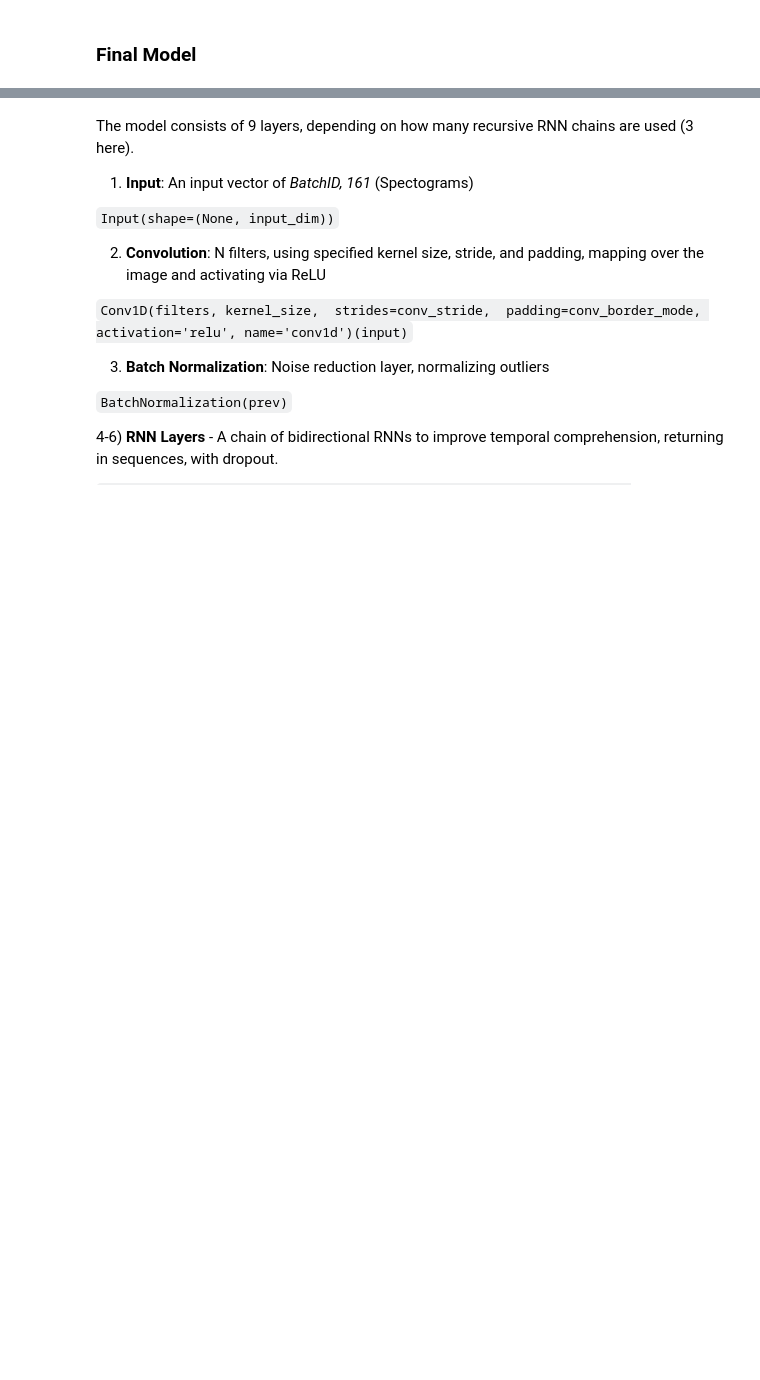
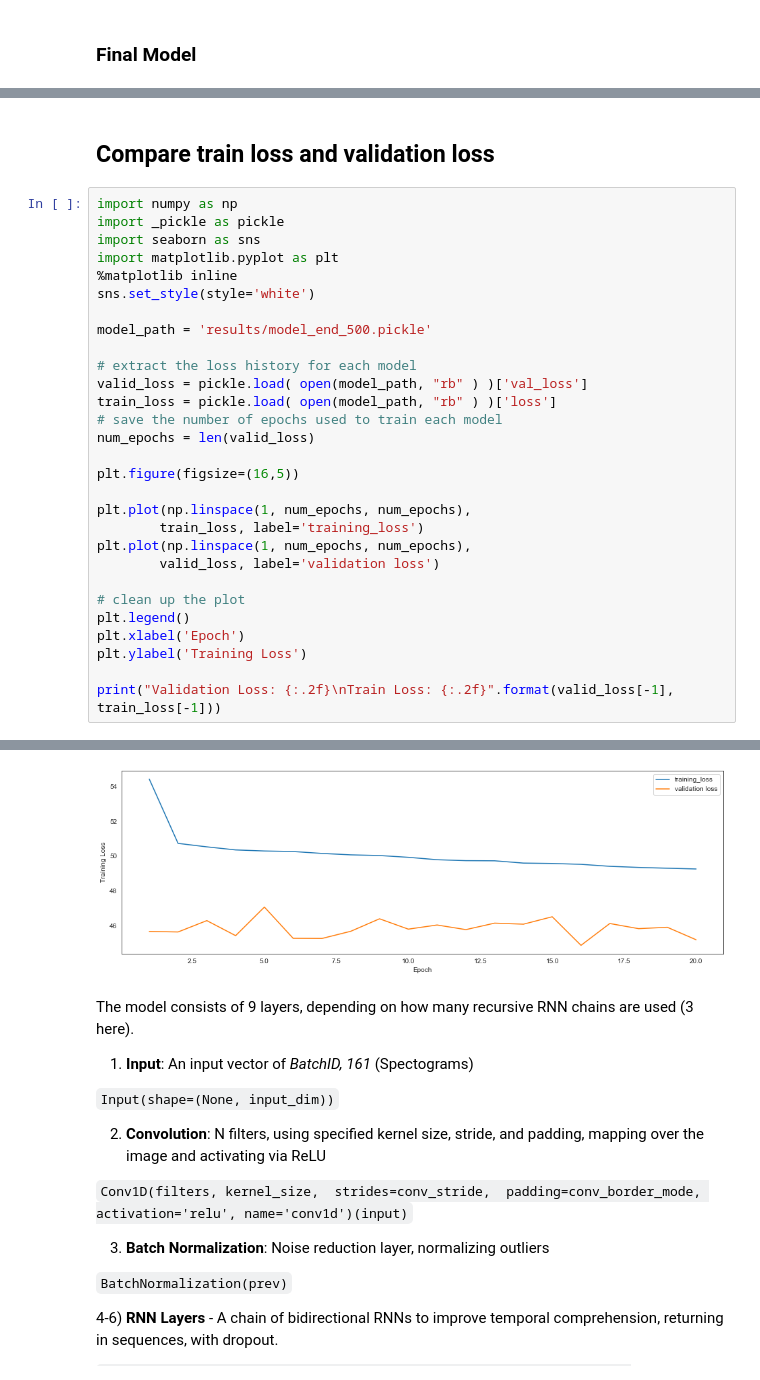
Before and after one commit to YanaShpot/Speech2Text, a Jupyter notebook: main.ipynb, the cells around one changed output, grey strips where cells are left out. Drawn from its saved outputs; the diff is of its cells as text; blank space fills up the shorter version.

```diff
--- a/main.ipynb
+++ b/main.ipynb
@@ -468,0 +265,32 @@ Epoch 20/20
+# %% [markdown]
+## Compare train loss and validation loss
+# %%
+import numpy as np
+import _pickle as pickle
+import seaborn as sns
+import matplotlib.pyplot as plt
+%matplotlib inline
+sns.set_style(style='white')
+
+model_path = 'results/model_end_500.pickle'
+
+# extract the loss history for each model
+valid_loss = pickle.load( open(model_path, "rb" ) )['val_loss']
+train_loss = pickle.load( open(model_path, "rb" ) )['loss']
+# save the number of epochs used to train each model
+num_epochs = len(valid_loss)
+
+plt.figure(figsize=(16,5))
+
+plt.plot(np.linspace(1, num_epochs, num_epochs),
+        train_loss, label='training_loss')
+plt.plot(np.linspace(1, num_epochs, num_epochs),
+        valid_loss, label='validation loss')
+
+# clean up the plot
+plt.legend()
+plt.xlabel('Epoch')
+plt.ylabel('Training Loss')
+
+print("Validation Loss: {:.2f}\nTrain Loss: {:.2f}".format(valid_loss[-1], train_loss[-1]))
+# %% [output]
@@ -469,3 +299,4 @@ Epoch 20/20
+[figure, added]
 # %% [markdown]
 The model consists of 9 layers, depending on how many recursive RNN chains are used (3 here).
 
```
Also changed, not shown: parts of 30 cells of this notebook, 6 other files.
